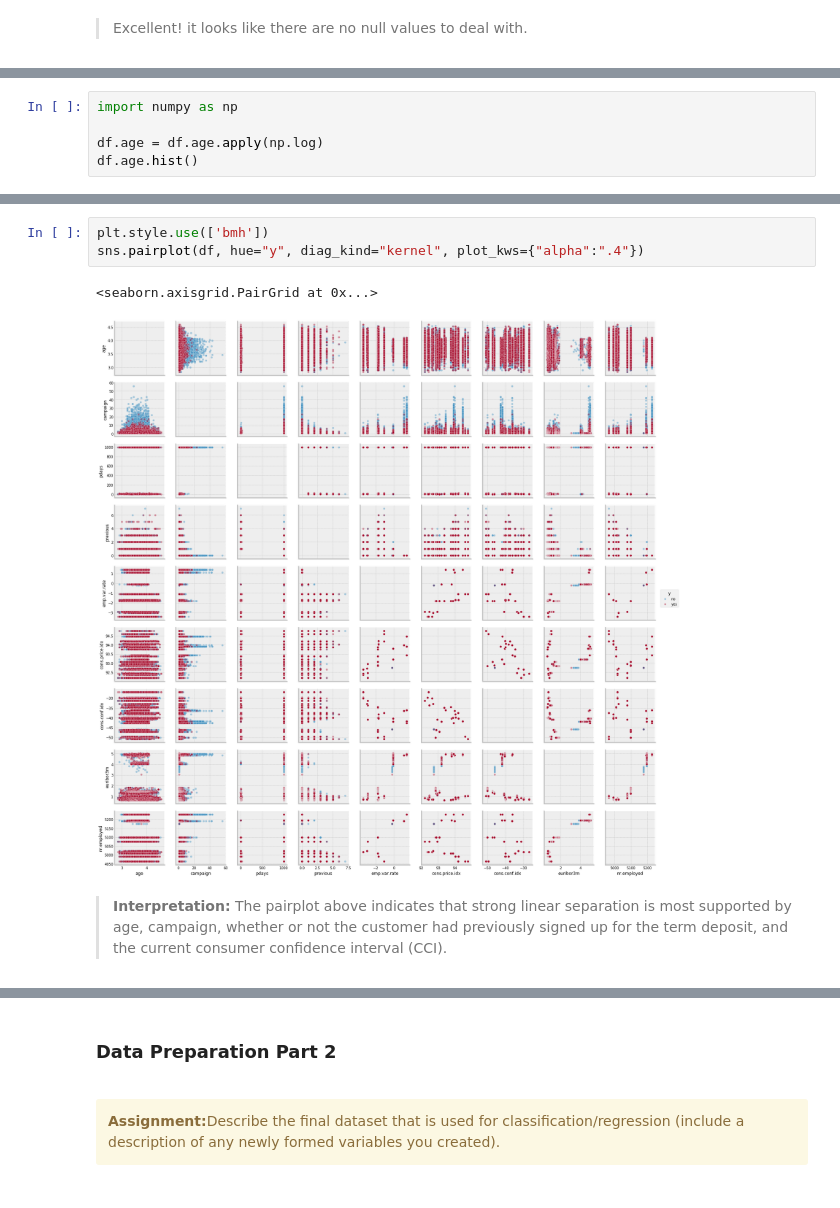
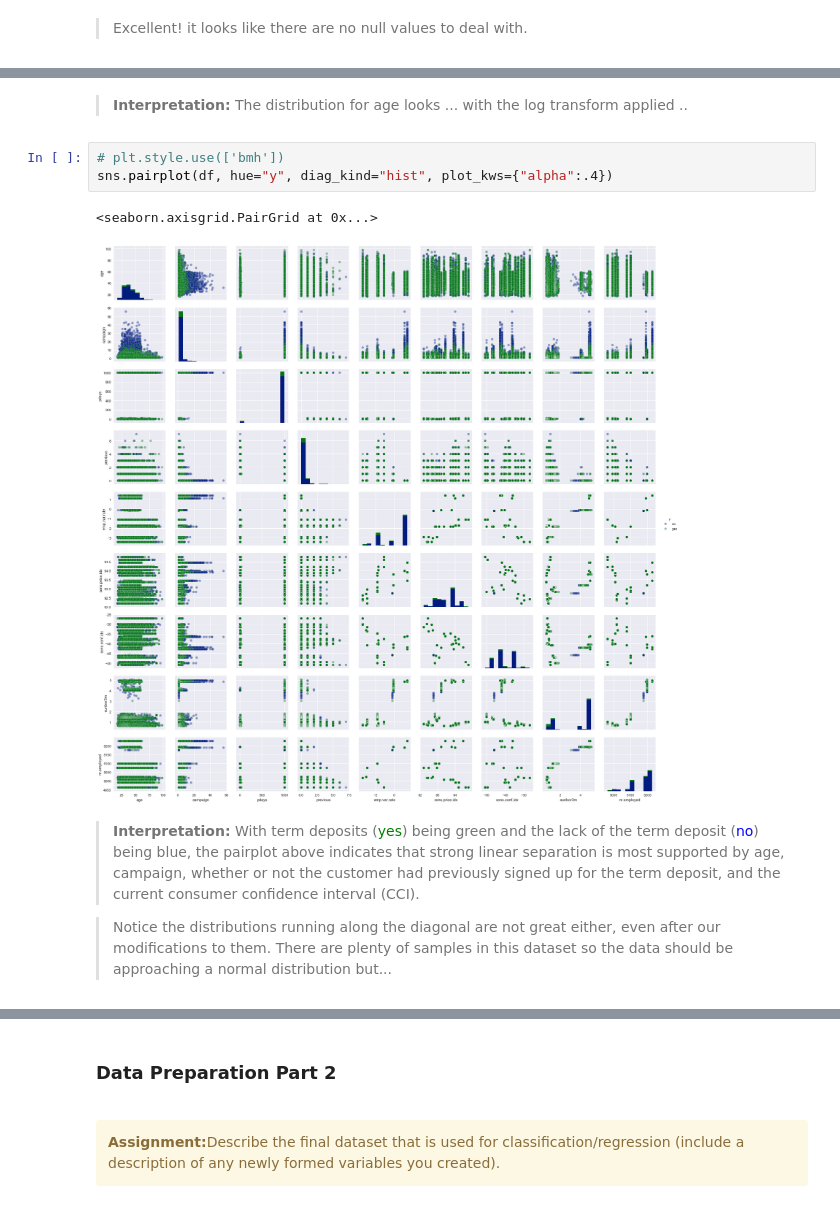
Before and after one commit to GriffinLane/DataMining-Lab2, a Jupyter notebook: Lab 2.ipynb, the cells around one changed output, grey strips where cells are left out. Drawn from its saved outputs; the diff is of its cells as text.

```diff
--- a/Lab 2.ipynb
+++ b/Lab 2.ipynb
@@ -63,5 +48,0 @@ plt.show()
-# %%
-import numpy as np
-
-df.age = df.age.apply(np.log)
-df.age.hist()
@@ -71,11 +84,15 @@ df.age.hist()
+# %% [markdown]
+> <p><b>Interpretation:</b> The distribution for age looks ... with the log transform applied ..</p>
 # %%
-plt.style.use(['bmh'])
-sns.pairplot(df, hue="y", diag_kind="kernel", plot_kws={"alpha":".4"})
+# plt.style.use(['bmh'])
+sns.pairplot(df, hue="y", diag_kind="hist", plot_kws={"alpha":.4})
 # %% [output]
 <seaborn.axisgrid.PairGrid at 0x...>
-[figure, old version]
+[figure, new version]
 # %% [markdown]
-> <p><b>Interpretation:</b> The pairplot above indicates that strong linear separation is most supported by age, campaign, whether or not the customer had previously signed up for the term deposit, and the current consumer confidence interval (CCI).</p>
+> <p><b>Interpretation:</b> With term deposits (<font color='green'>yes</font>) being green and the lack of the term deposit (<font color='blue'>no</font>) being blue, the pairplot above indicates that strong linear separation is most supported by age, campaign, whether or not the customer had previously signed up for the term deposit, and the current consumer confidence interval (CCI).</p>
+
+><p>Notice the distributions running along the diagonal are not great either, even after our modifications to them.  There are plenty of samples in this dataset so the data should be approaching a normal distribution but...</p>
 # %%
 corr = df.corr()
 plt.figure(figsize=[15,10])
```
Also changed, not shown: parts of 14 cells of this notebook.
